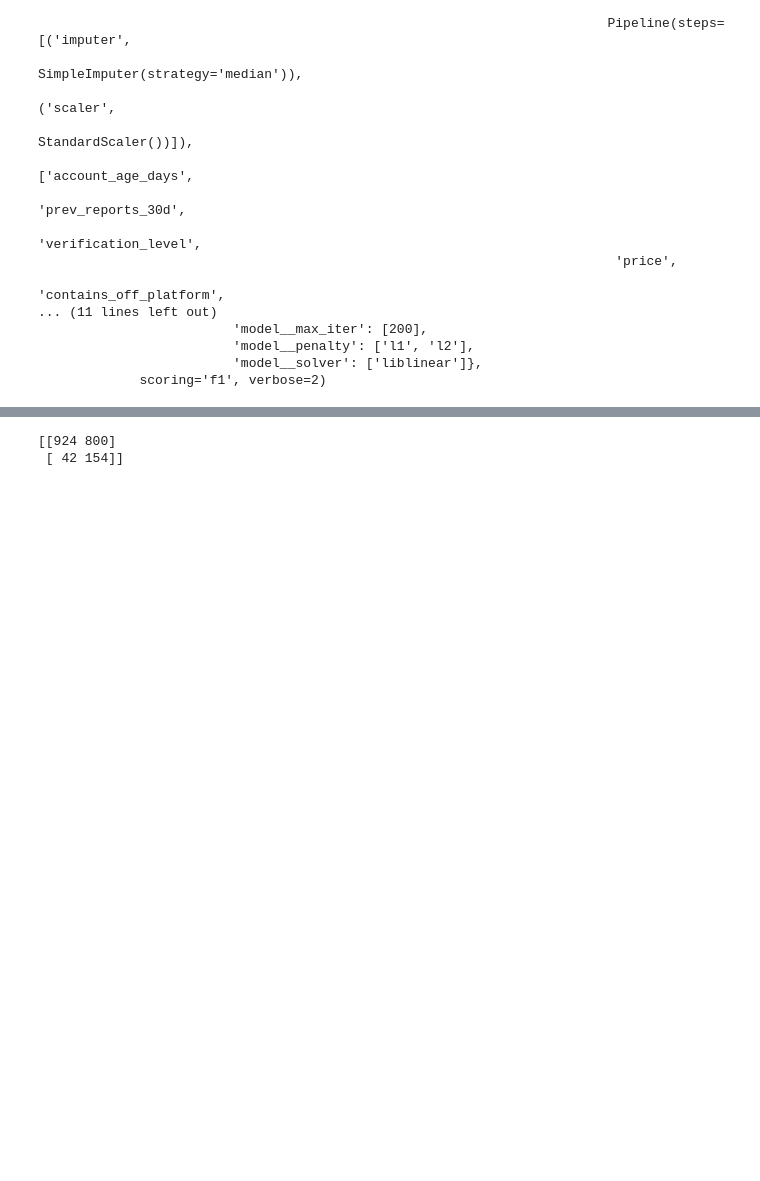
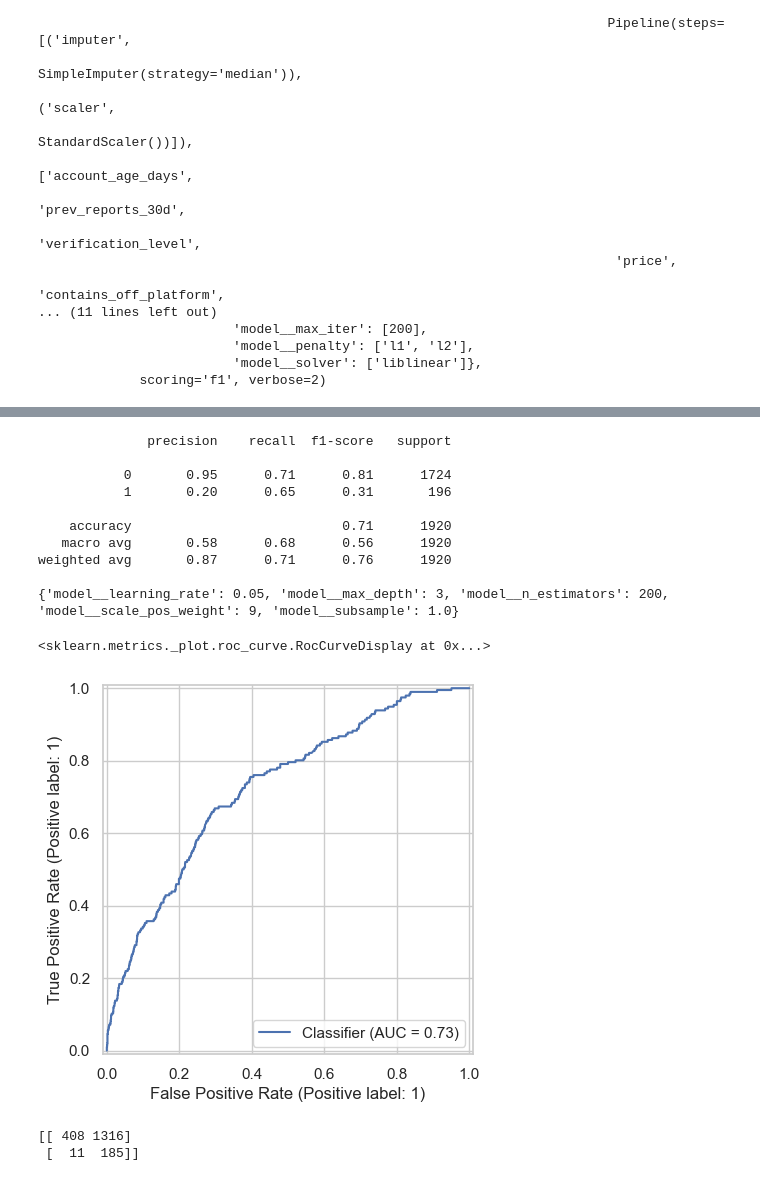
Before and after one commit to MagdalenaPersson/Marketplace_Safety, a Jupyter notebook: test.ipynb, the cells around one changed output, grey strips where cells are left out. Drawn from its saved outputs; the diff is of its cells as text; code cells hidden in the pictures; blank space fills up the shorter version.

```diff
--- a/test.ipynb
+++ b/test.ipynb
@@ -440,0 +498,19 @@ weighted avg       0.86      0.70      0.76      1920
+# %%
+param_grid_xgb = {
+    "model__n_estimators": [200, 300],
+    "model__learning_rate": [0.05, 0.1],
+    "model__max_depth": [3, 4],
+    "model__subsample": [0.8, 1.0],
+    "model__scale_pos_weight": [9]
+}
+
+grid_xgb = GridSearchCV(
+    estimator=model_xgb,
+    param_grid=param_grid_xgb,
+    cv=cv,
+    scoring=SCORING,
+    n_jobs=-1,
+    verbose=2
+)
+
+grid_xgb.fit(X_tr, y_tr)
@@ -441,11 +536,33 @@ weighted avg       0.86      0.70      0.76      1920
+# %%
+pre_y_lr = grid_xgb.predict(X_val)
+print(classification_report(y_val, pre_y_lr))
+
+print(grid_xgb.best_params_)
+
+y_prob = grid_xgb.predict_proba(X_val)[:,1]
+
+RocCurveDisplay.from_predictions(y_val, y_prob)
+# %% [output]
+              precision    recall  f1-score   support
+
+           0       0.95      0.71      0.81      1724
+           1       0.20      0.65      0.31       196
+
+    accuracy                           0.71      1920
+   macro avg       0.58      0.68      0.56      1920
+weighted avg       0.87      0.71      0.76      1920
+
+{'model__learning_rate': 0.05, 'model__max_depth': 3, 'model__n_estimators': 200, 'model__scale_pos_weight': 9, 'model__subsample': 1.0}
+<sklearn.metrics._plot.roc_curve.RocCurveDisplay at 0x...>
+[figure, added]
 # %%
 y_prob = model_rf.predict_proba(X_val)[:,1]
 
-y_pred = (y_prob > 0.4).astype(int)
+y_pred = (y_prob > 0.3).astype(int)
 
 from sklearn.metrics import confusion_matrix
 
 print(confusion_matrix(y_val, y_pred))
 # %% [output]
-[[924 800]
- [ 42 154]]
+[[ 408 1316]
+ [  11  185]]
```
Also changed, not shown: parts of 20 cells of this notebook, 1 other file.
